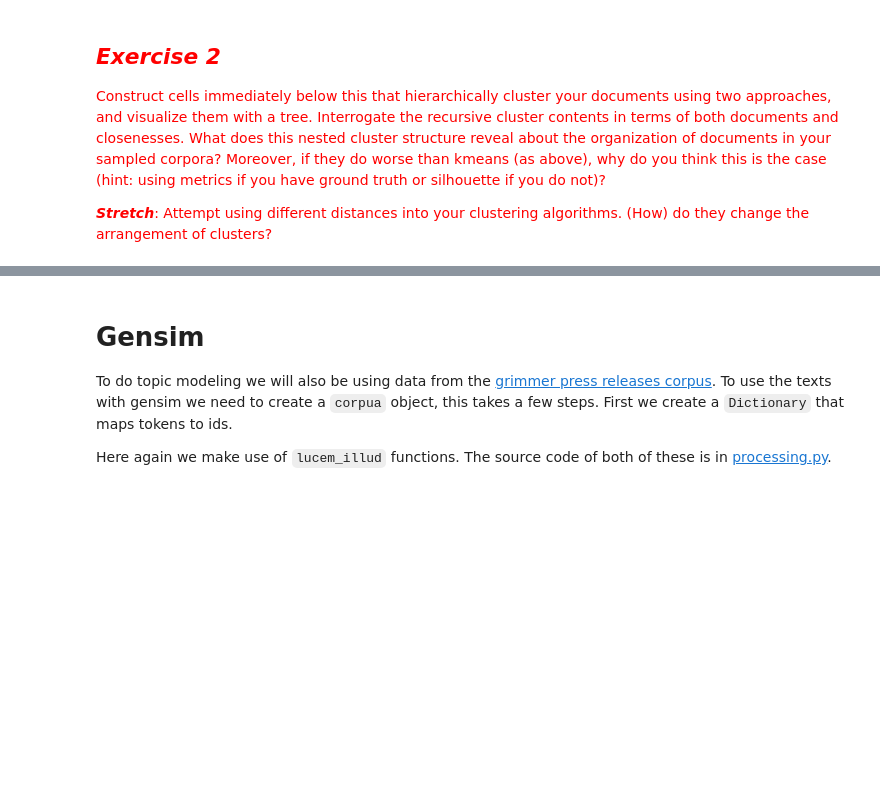
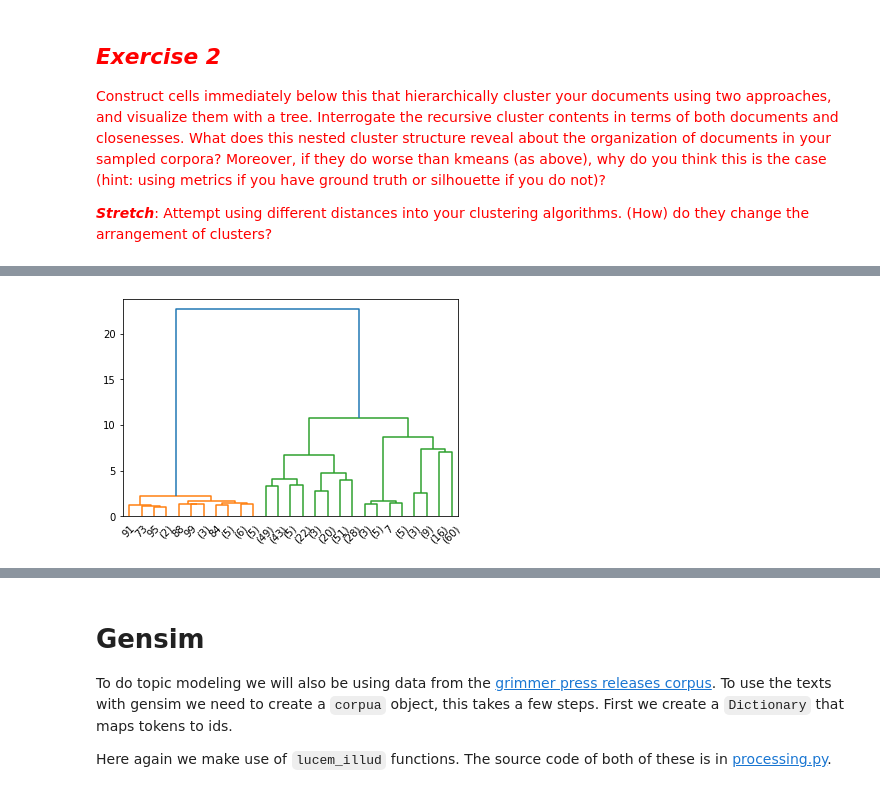
Before and after one commit to floriatea/CCA_NLP, a Jupyter notebook: Homework-Notebooks-2023/week-3/3-Topic-Modeling-and-Clustering.ipynb, the cells around one changed output, grey strips where cells are left out. Saved outputs shown, nothing was run; the diff lists cells and outputs as text; code cells hidden in the pictures; blank space fills up the shorter version.

```diff
--- a/Homework-Notebooks-2023/week-3/3-Topic-Modeling-and-Clustering.ipynb
+++ b/Homework-Notebooks-2023/week-3/3-Topic-Modeling-and-Clustering.ipynb
@@ -1009,0 +1060,4 @@ example_hierarchicalClusters_full = scipy.cluster.hierarchy.fcluster(example_lin
+# %%
+dendrogramDat = scipy.cluster.hierarchy.dendrogram(linkage_matrix, p=4, truncate_mode='level', get_leaves=True)
+# %% [output]
+[figure, added]
```
Also changed, not shown: parts of 9 cells of this notebook.
